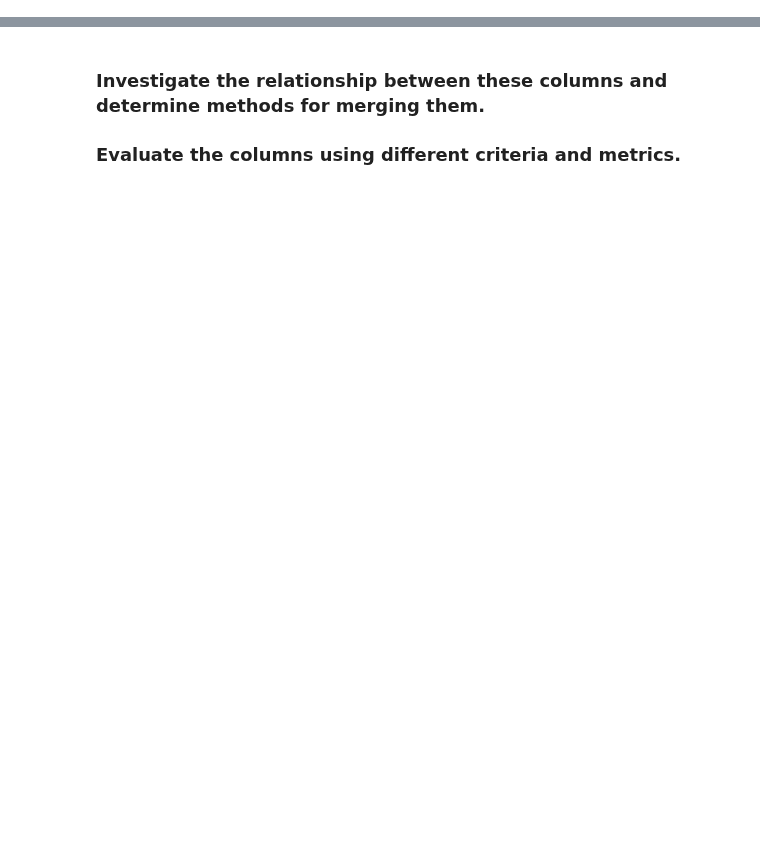
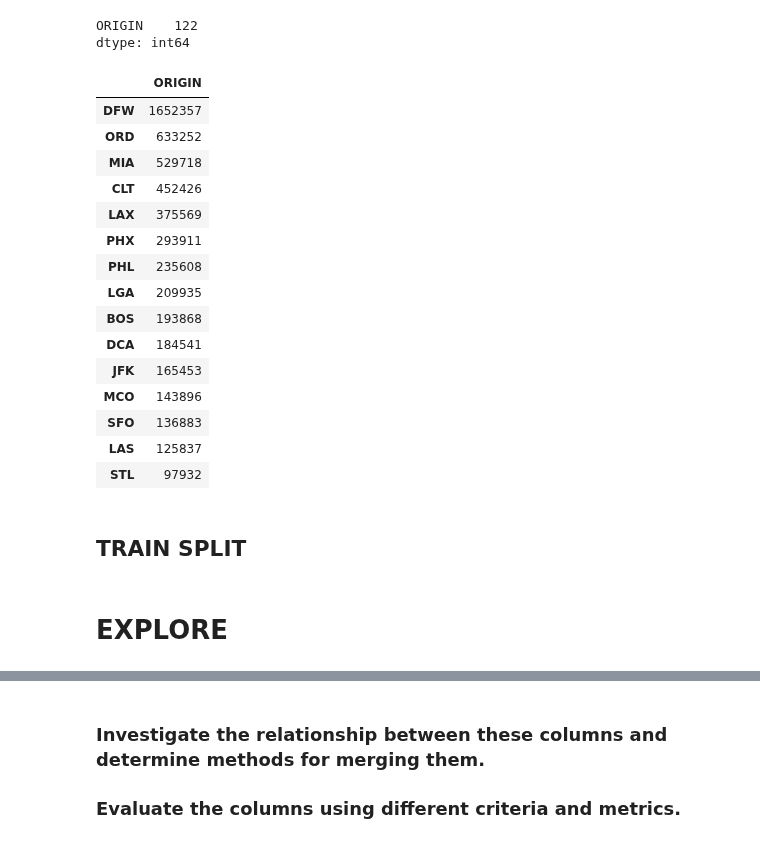
Before and after one commit to CLOUD-NINE-FLIGHT-SOLUTIONS/CLOUD-NINE-FLIGHT-SOLUTIONS, a Jupyter notebook: Miatta/explore_ms.ipynb, the cells around one changed output, grey strips where cells are left out. Cells and saved outputs as stored; diff of their text form; code cells hidden in the pictures; blank space fills up the shorter version.

Commit message:
update explore

```diff
--- a/Miatta/explore_ms.ipynb
+++ b/Miatta/explore_ms.ipynb
@@ -133,0 +195,33 @@ flights.describe().T
+# %%
+# Extracting the frequency counts of each unique airport in the 'ORIGIN' column of the 'flights' dataframe.
+# The result is stored in 'list_of_airports' which is then converted into a DataFrame.
+# Finally, we're finding the number of unique counts (i.e., the number of times each airport frequency occurs) using 'nunique()'.
+
+list_of_airports = flights['ORIGIN'].value_counts()
+list_of_airports = pd.DataFrame(list_of_airports)
+list_of_airports.nunique()
+# %% [output]
+ORIGIN    122
+dtype: int64
+# %%
+# Display the first 15 rows of the 'list_of_airports' DataFrame to get a quick overview of the top airports by frequency.
+list_of_airports.head(15)
+# %% [output]
+|  | ORIGIN |
+| DFW | 1652357 |
+| ORD | 633252 |
+| MIA | 529718 |
+| CLT | 452426 |
+| LAX | 375569 |
+| PHX | 293911 |
+| PHL | 235608 |
+| LGA | 209935 |
+| BOS | 193868 |
+| DCA | 184541 |
+| JFK | 165453 |
+| MCO | 143896 |
+| SFO | 136883 |
+| LAS | 125837 |
+| STL | 97932 |
+# %% [markdown]
+## TRAIN SPLIT
@@ -134,3 +230,5 @@ flights.describe().T
+# %% [markdown]
+# EXPLORE
 # %%
 # Calculate the total delay for each row by summing the delays across the specified columns.
 
```
Also changed, not shown: parts of 24 cells of this notebook, 1 other file.
